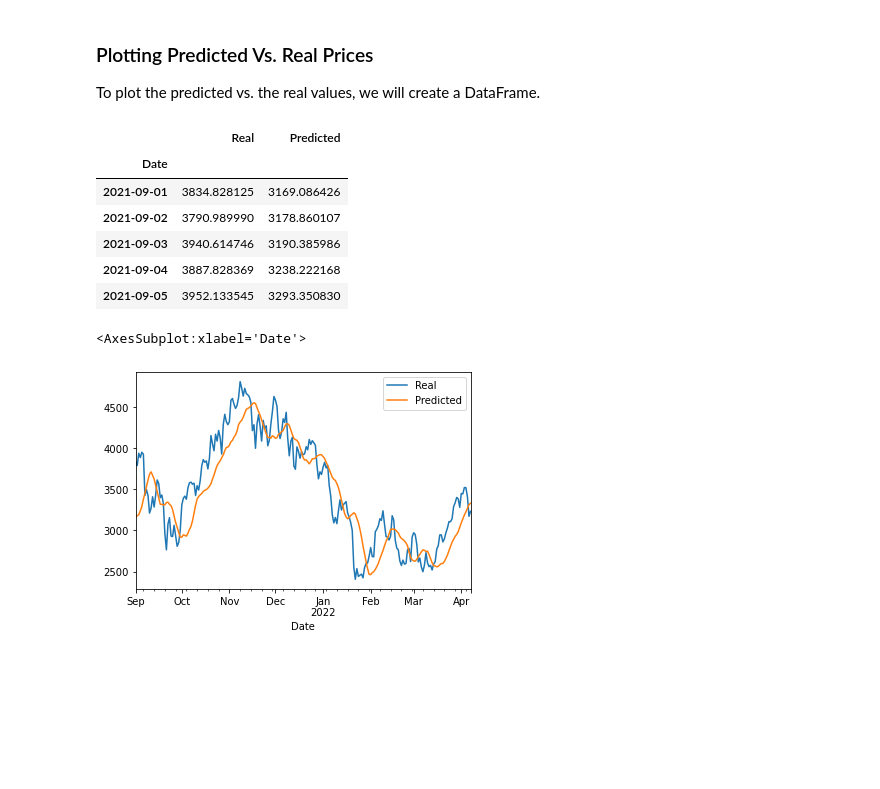
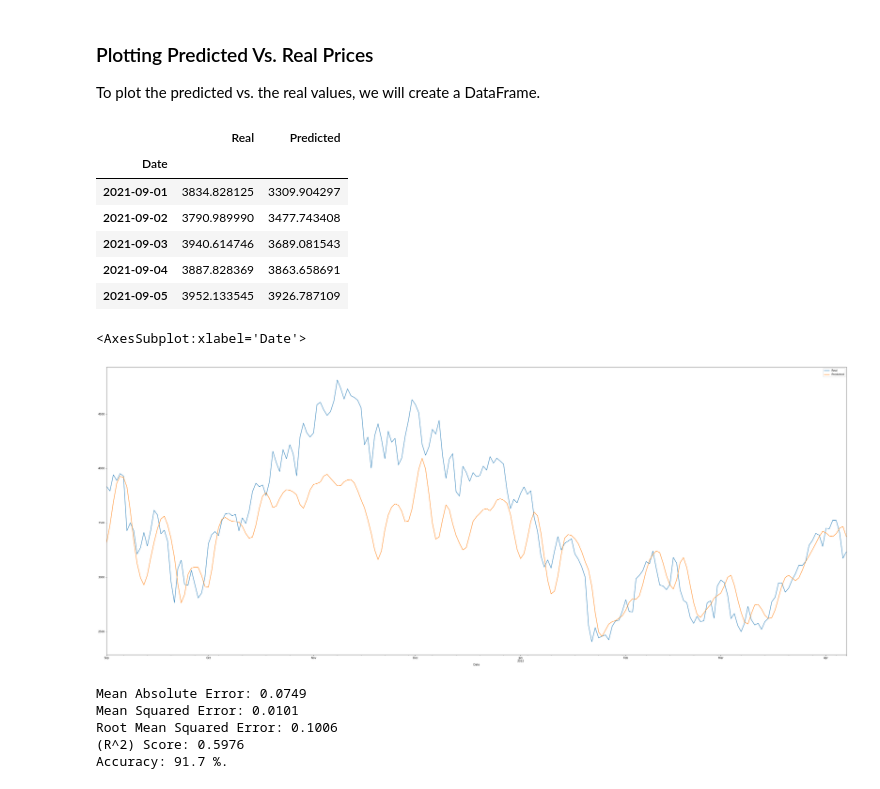
Before and after one commit to mrajkarnikar/project_02, a Jupyter notebook: lstm_predictor.ipynb, the cells around one changed output. Saved outputs shown, nothing was run; the diff lists cells and outputs as text; code cells hidden in the pictures; blank space fills up the shorter version.

```diff
--- a/lstm_predictor.ipynb
+++ b/lstm_predictor.ipynb
@@ -310,7 +295,7 @@ except OSError as e:
 
 
 tuner = kt.Hyperband(model_builder,
-                     objective='val_accuracy',
+                     objective = kt.Objective("val_loss", direction="min"),
                      max_epochs=40,
                      factor=3,
                      directory='my_dir',
@@ -344,15 +329,3 @@ is 0.001.
 Once the model is defined, we train (fit) the model using `10` epochs. Since we are working with time-series data, it's important to set `shuffle=False` since it's necessary to keep the sequential order of the data.
 
 We can experiment with the `batch_size` parameter; however, smaller batch size is recommended; in this demo, we will use a `batch_size=1`.
-# %%
-model = tuner.hypermodel.build(best_hps)
-history = model.fit(X_train, y_train, epochs=50, validation_split=0.2)
-
-val_acc_per_epoch = history.history['val_accuracy']
-best_epoch = val_acc_per_epoch.index(max(val_acc_per_epoch)) + 1
-print('Best epoch: %d' % (best_epoch,))
-
-hypermodel = tuner.hypermodel.build(best_hps)
-
-# Retrain the model
-hypermodel.fit(X_train, y_train, epochs=best_epoch, validation_split=0.2)
@@ -377,0 +332,5 @@ _________________________________________________________________
+# %%
+model = tuner.hypermodel.build(best_hps)
+
+# Retrain the model
+training_history=model.fit(X_train, y_train, epochs=50, validation_split=0.2)
@@ -410,7 +407,7 @@ print("[test loss, test accuracy]:", eval_result)
 We will make some closing price predictions using our brand new LSTM RNN model and our testing data.
 # %%
 # Make some predictions
-predicted = hypermodel.predict(X_test)
+predicted = model.predict(X_test)
 # %% [markdown]
 Since we scaled the original values using the `MinMaxScaler`, we need to recover the original prices to better understand the predictions.
 
@@ -433,14 +430,31 @@ stocks.head()
 # %% [output]
 |  | Real | Predicted |
 | Date |  |  |
-| 2021-09-01 | 3834.828125 | 3169.086426 |
-| 2021-09-02 | 3790.989990 | 3178.860107 |
-| 2021-09-03 | 3940.614746 | 3190.385986 |
-| 2021-09-04 | 3887.828369 | 3238.222168 |
-| 2021-09-05 | 3952.133545 | 3293.350830 |
+| 2021-09-01 | 3834.828125 | 3309.904297 |
+| 2021-09-02 | 3790.989990 | 3477.743408 |
+| 2021-09-03 | 3940.614746 | 3689.081543 |
+| 2021-09-04 | 3887.828369 | 3863.658691 |
+| 2021-09-05 | 3952.133545 | 3926.787109 |
 # %%
 # Plot the real vs predicted prices as a line chart
-stocks.plot()
+stocks.plot(figsize=(50, 20))
 # %% [output]
 <AxesSubplot:xlabel='Date'>
-[figure, old version]
+[figure, new version]
+# %%
+from sklearn import metrics
+
+print(f'Mean Absolute Error:', round(metrics.mean_absolute_error(y_test, predicted), 4))
+print(f'Mean Squared Error:', round(metrics.mean_squared_error(y_test, predicted), 4))
+print(f'Root Mean Squared Error:', round(np.sqrt(metrics.mean_squared_error(y_test, predicted)), 4))
+print(f'(R^2) Score:', round(metrics.r2_score(y_test, predicted), 4))
+errors = abs(predicted - y_test)
+mape = 100 * (errors / y_test)
+accuracy = 100 - np.mean(mape)
+print('Accuracy:', round(accuracy, 2), '%.')
+# %% [output]
+Mean Absolute Error: 0.0749
+Mean Squared Error: 0.0101
+Root Mean Squared Error: 0.1006
+(R^2) Score: 0.5976
+Accuracy: 91.7 %.
```
Also changed, not shown: parts of 9 cells of this notebook, 3 other files.
